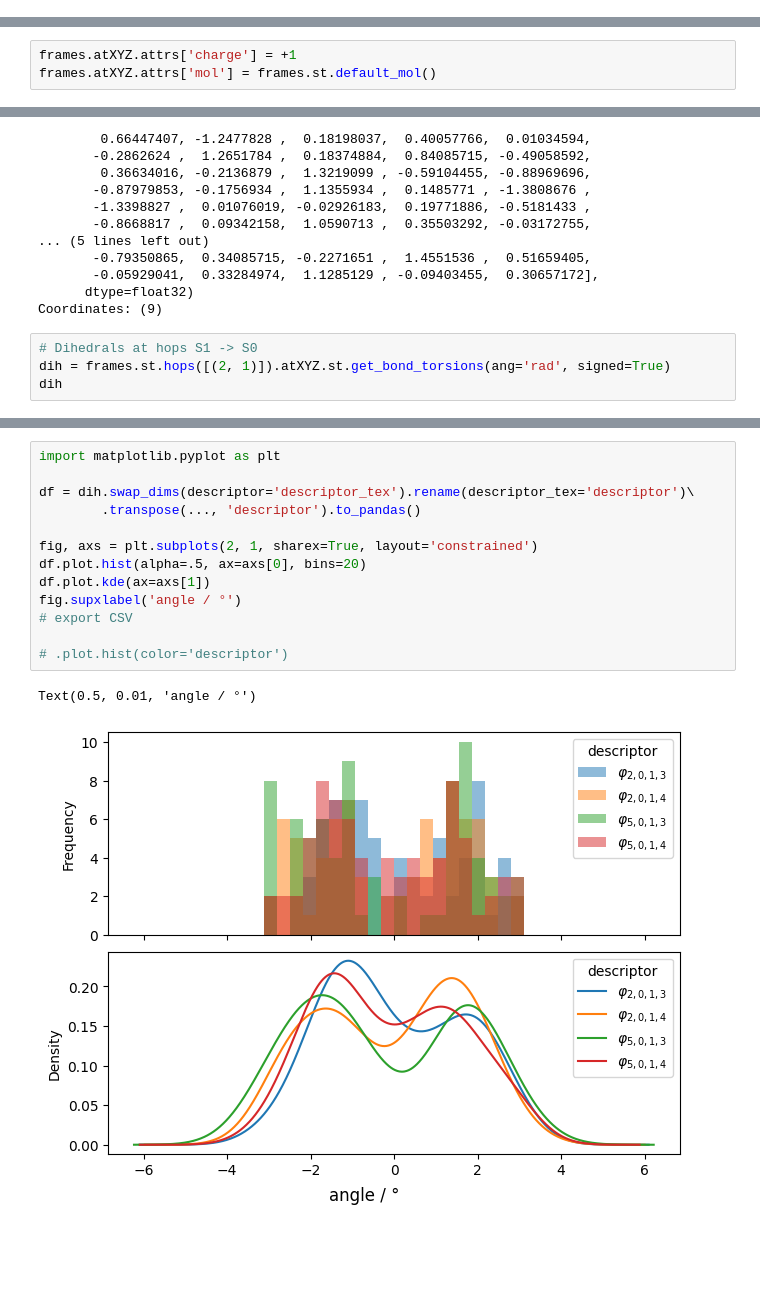
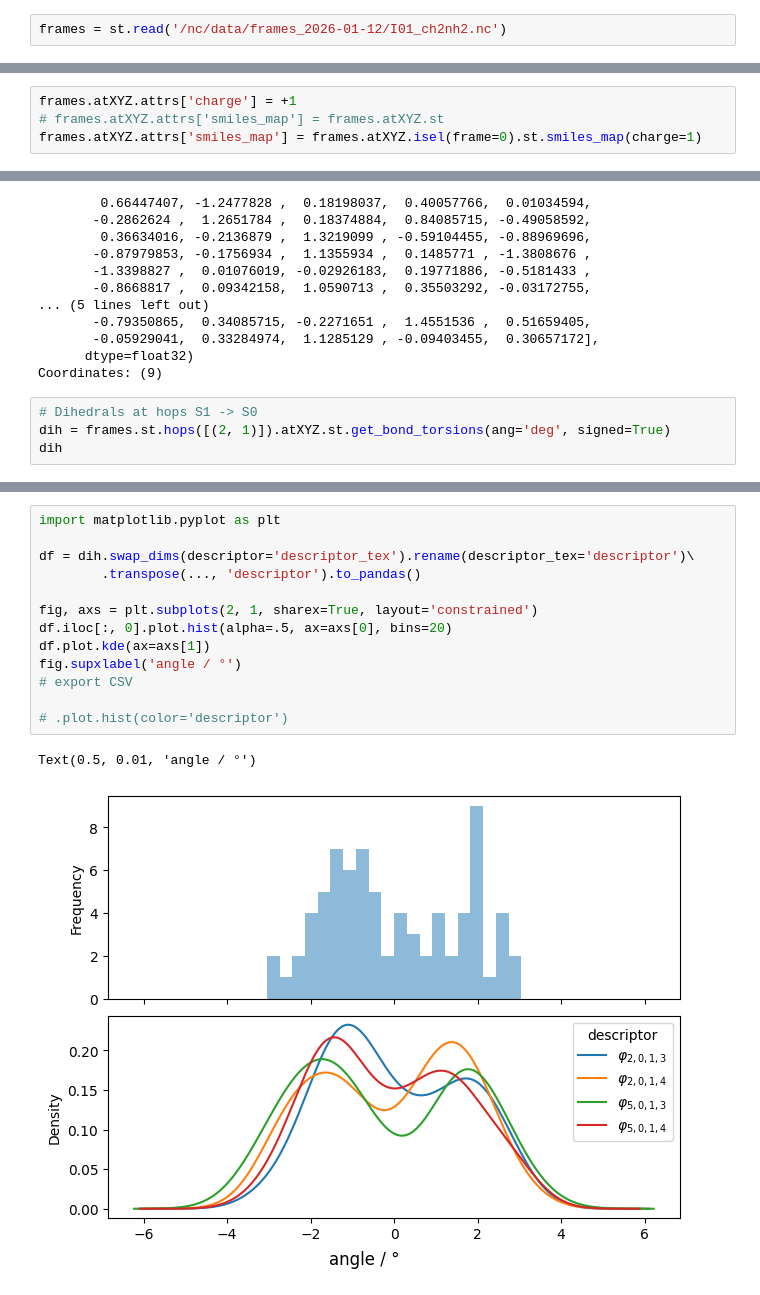
Before and after one commit to SHNITSEL/shnitsel-tools, a Jupyter notebook: tutorials/2_99_hop_distributions.ipynb, the cells around one changed output, grey strips where cells are left out. Cells and saved outputs as stored; diff of their text form; blank space fills up the shorter version.

```diff
--- a/tutorials/2_99_hop_distributions.ipynb
+++ b/tutorials/2_99_hop_distributions.ipynb
@@ -23,0 +15,2 @@ Attributes: (6)
+# %%
+frames = st.read('/nc/data/frames_2026-01-12/I01_ch2nh2.nc')
@@ -24,3 +20,4 @@ Attributes: (6)
 # %%
 frames.atXYZ.attrs['charge'] = +1
-frames.atXYZ.attrs['mol'] = frames.st.default_mol()
+# frames.atXYZ.attrs['smiles_map'] = frames.atXYZ.st
+frames.atXYZ.attrs['smiles_map'] = frames.atXYZ.isel(frame=0).st.smiles_map(charge=1)
@@ -62,7 +94,7 @@ array([-0.18366182, -0.32356262,  0.04043615, -0.76236904,  1.1451764 ,
 Coordinates: (9)
 # %%
 # Dihedrals at hops S1 -> S0
-dih = frames.st.hops([(2, 1)]).atXYZ.st.get_bond_torsions(ang='rad', signed=True)
+dih = frames.st.hops([(2, 1)]).atXYZ.st.get_bond_torsions(ang='deg', signed=True)
 dih
 # %% [output]
 <xarray.DataArray 'atXYZ' (descriptor: 4, frame: 76)> Size: 1kB
@@ -85,16 +117,16 @@ Attributes: (6)
 # %%
 import matplotlib.pyplot as plt
 
 df = dih.swap_dims(descriptor='descriptor_tex').rename(descriptor_tex='descriptor')\
         .transpose(..., 'descriptor').to_pandas()
 
 fig, axs = plt.subplots(2, 1, sharex=True, layout='constrained')
-df.plot.hist(alpha=.5, ax=axs[0], bins=20)
+df.iloc[:, 0].plot.hist(alpha=.5, ax=axs[0], bins=20)
 df.plot.kde(ax=axs[1])
 fig.supxlabel('angle / °')
 # export CSV
 
 # .plot.hist(color='descriptor')
 # %% [output]
 Text(0.5, 0.01, 'angle / °')
-[figure, old version]
+[figure, new version]
```
Also changed, not shown: parts of 15 cells of this notebook, 1 other file.
